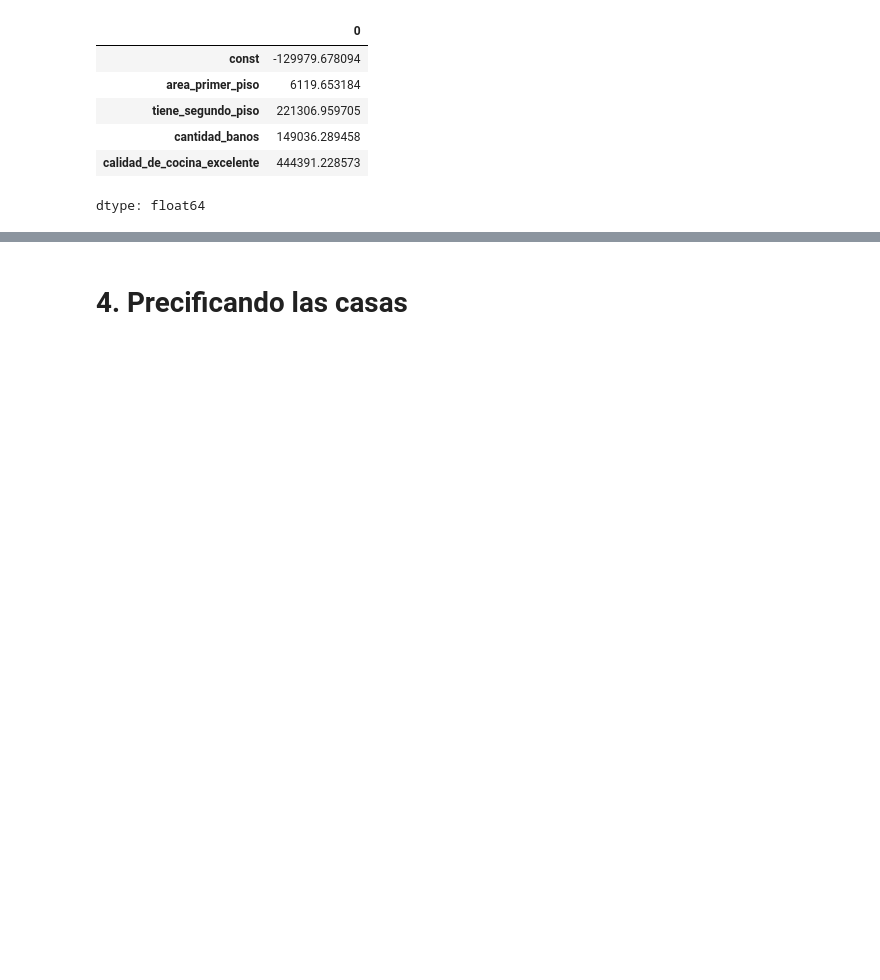
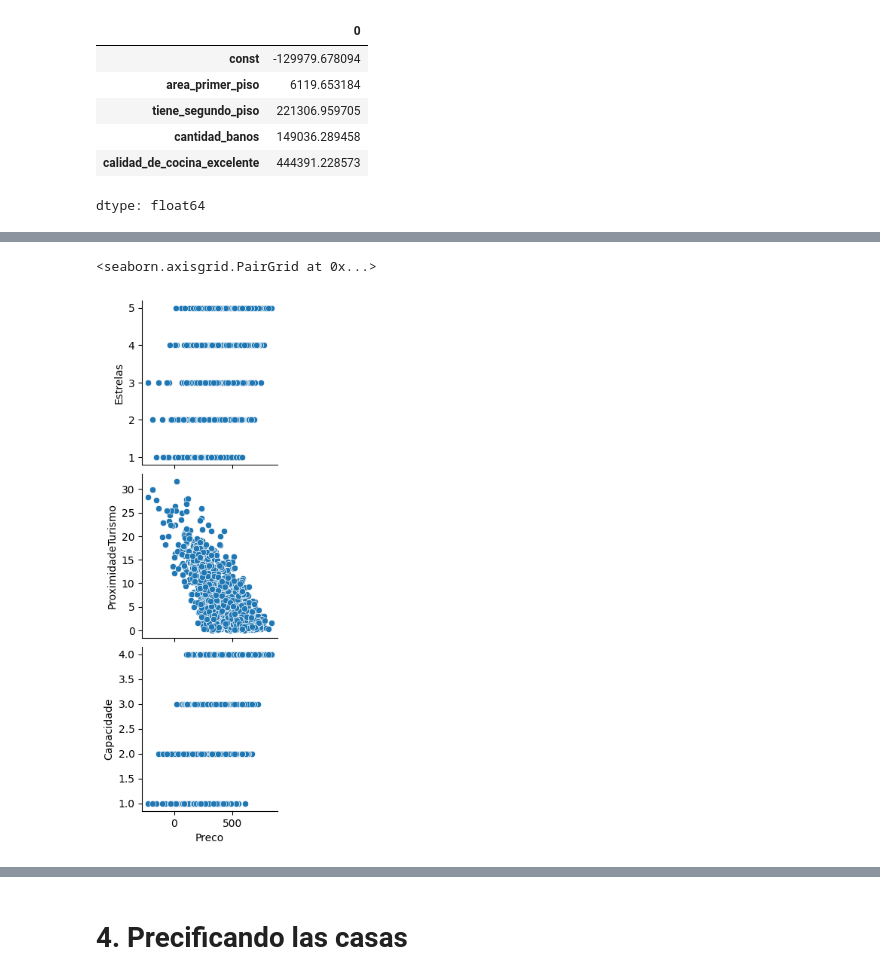
Before and after one commit to MiguelFigueroa02/Estadistica_Phyton, a Jupyter notebook: regresion/precios_de_inmuebles_regresion_lineal.ipynb, the cells around one changed output, grey strips where cells are left out. Saved outputs shown, nothing was run; the diff lists cells and outputs as text; code cells hidden in the pictures; blank space fills up the shorter version.

```diff
--- a/regresion/precios_de_inmuebles_regresion_lineal.ipynb
+++ b/regresion/precios_de_inmuebles_regresion_lineal.ipynb
@@ -382,0 +385,4 @@ dtype: float64
+# %%
+url_e = 'https://raw.githubusercontent.com/MiguelFigueroa02/Estadistica_Phyton/refs/heads/main/regresion/hoteis.csv'
+# %%
+d_ejercicio = pd.read_csv(url_e)
@@ -382,0 +412,5 @@ dtype: float64
+# %%
+sns.pairplot(d_ejercicio, y_vars=['Estrelas', 'ProximidadeTurismo', 'Capacidade'], x_vars='Preco')
+# %% [output]
+<seaborn.axisgrid.PairGrid at 0x...>
+[figure, added]
```
Also changed, not shown: parts of 54 cells of this notebook.
